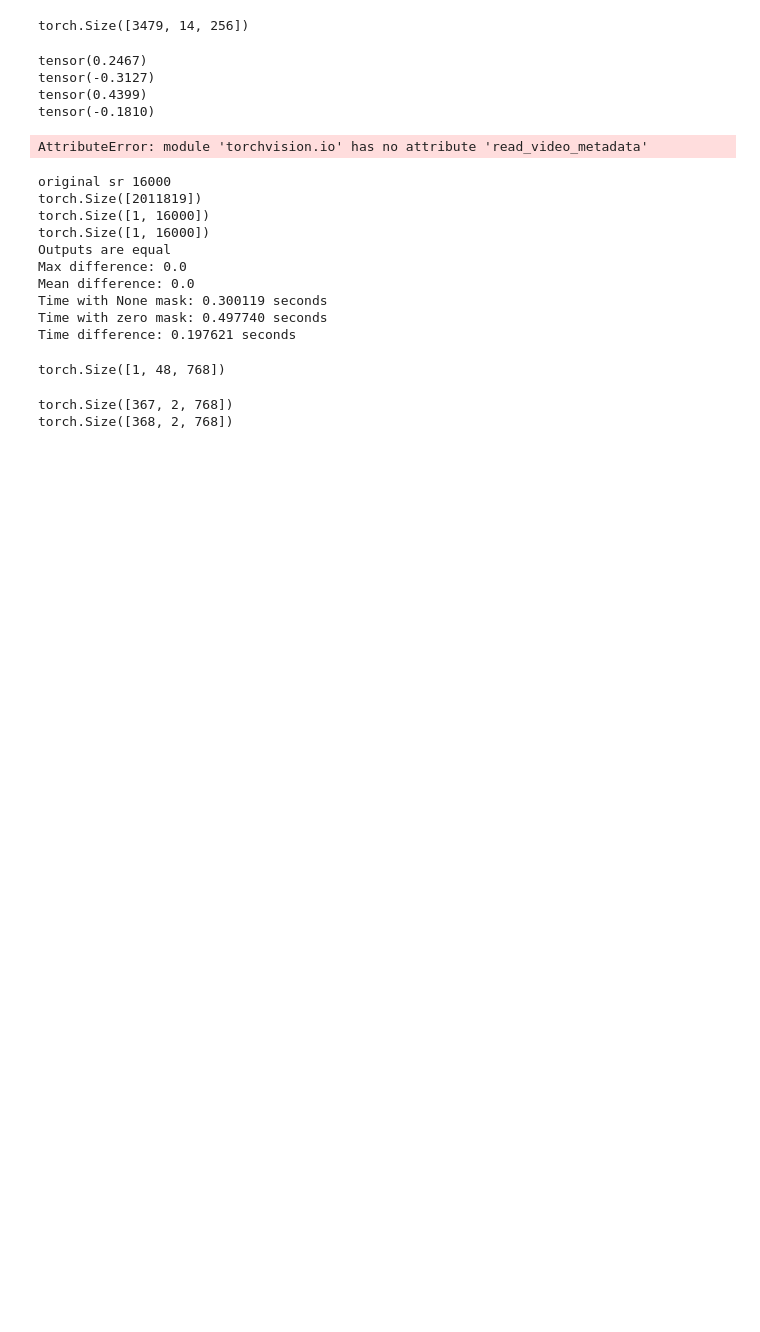
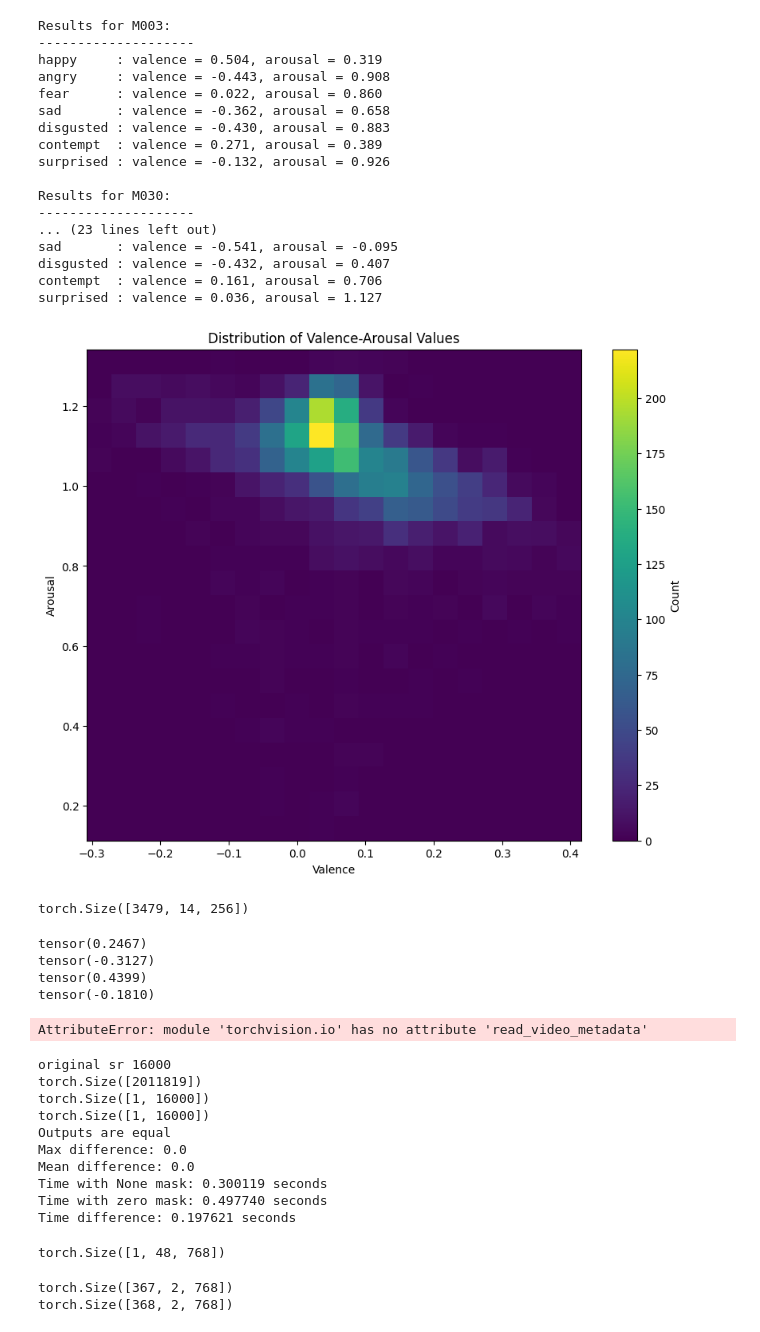
Before and after one commit to antonibigata/generative-models, a Jupyter notebook: notebooks/emotion.ipynb, the cells around one changed output. Drawn from its saved outputs; the diff is of its cells as text; code cells hidden in the pictures; blank space fills up the shorter version.

```diff
--- a/notebooks/emotion.ipynb
+++ b/notebooks/emotion.ipynb
@@ -23,0 +34,74 @@ torch.Size([3479])
+# %%
+import os
+import numpy as np
+
+emotions = ["happy", "angry", "fear", "sad", "disgusted", "contempt", "surprised"]
+subjects = ["M003", "M030", "W015", "W009"]
+
+for subject in subjects:
+    print(f"\nResults for {subject}:")
+    print("-" * 20)
+
+    for emotion in emotions:
+        path = f"/fsx/behavioural_computing_data/face_generation_data/MEAD/emotions/{subject}/video/front/{emotion}/level_3/"
+
+        if not os.path.exists(path):
+            continue
+
+        # Get all emotion files
+        emotion_files = [f for f in os.listdir(path) if f.endswith(".pt")]
+
+        if not emotion_files:
+            continue
+
+        # Store all valence and arousal values
+        all_valence = []
+        all_arousal = []
+
+        # Load each emotion file and collect values
+        for ef in emotion_files:
+            emotion_data = torch.load(os.path.join(path, ef))
+            all_valence.extend(emotion_data["valence"].numpy())
+            all_arousal.extend(emotion_data["arousal"].numpy())
+
+        # Convert to numpy arrays
+        all_valence = np.array(all_valence)
+        all_arousal = np.array(all_arousal)
+
+        # Create 2D histogram to find most common value pairs
+        hist, xedges, yedges = np.histogram2d(all_valence, all_arousal, bins=20)
+        max_idx = np.unravel_index(hist.argmax(), hist.shape)
+
+        # Get the center values of the most populated bin
+        most_common_valence = (xedges[max_idx[0]] + xedges[max_idx[0] + 1]) / 2
+        most_common_arousal = (yedges[max_idx[1]] + yedges[max_idx[1] + 1]) / 2
+
+        print(f"{emotion:10}: valence = {most_common_valence:.3f}, arousal = {most_common_arousal:.3f}")
+
+# Plot 2D histogram
+plt.figure(figsize=(10, 8))
+plt.hist2d(all_valence, all_arousal, bins=20)
+plt.colorbar(label="Count")
+plt.xlabel("Valence")
+plt.ylabel("Arousal")
+plt.title("Distribution of Valence-Arousal Values")
+plt.show()
+# %% [output]
+Results for M003:
+--------------------
+happy     : valence = 0.504, arousal = 0.319
+angry     : valence = -0.443, arousal = 0.908
+fear      : valence = 0.022, arousal = 0.860
+sad       : valence = -0.362, arousal = 0.658
+disgusted : valence = -0.430, arousal = 0.883
+contempt  : valence = 0.271, arousal = 0.389
+surprised : valence = -0.132, arousal = 0.926
+
+Results for M030:
+--------------------
+... (23 lines left out)
+sad       : valence = -0.541, arousal = -0.095
+disgusted : valence = -0.432, arousal = 0.407
+contempt  : valence = 0.161, arousal = 0.706
+surprised : valence = 0.036, arousal = 1.127
+[figure, added]
```
Also changed, not shown: parts of 8 cells of this notebook, 29 other files.
